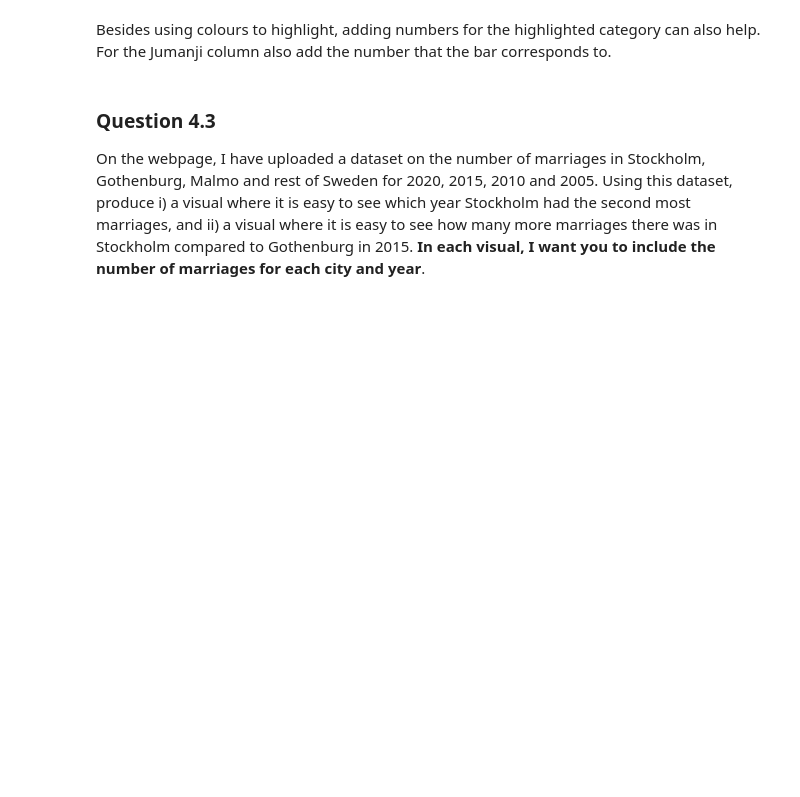
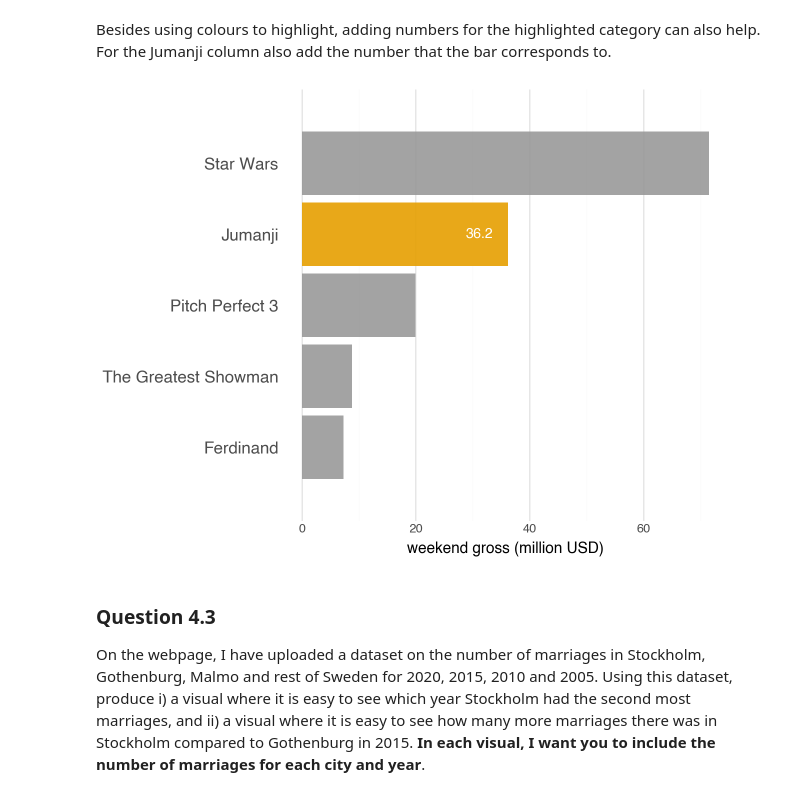
Before and after one commit to Salabud/MVE080-grp10, a Jupyter notebook: Homework1_2025.ipynb, the cells around one changed output. Saved outputs shown, nothing was run; the diff lists cells and outputs as text; code cells hidden in the pictures; blank space fills up the shorter version.

```diff
--- a/Homework1_2025.ipynb
+++ b/Homework1_2025.ipynb
@@ -419,3 +479,36 @@ Besides using colours to highlight, adding numbers for the highlighted category
+# %%
+# Insert code here
+df_sorted = df.sort_values("Rank", ascending=False).copy()
+df_sorted = df_sorted.assign(weekend_rounded=df_sorted["Weekend gross"].round(1))
+
+fig6_3_highlight_text = (
+    ggplot(df_sorted, aes(x="Title", y="Weekend gross", fill="Title == "Jumanji""))
+    + geom_col(width=0.9, alpha=0.9)
+    + geom_text(
+        aes(label="weekend_rounded"),
+        data=df_sorted[df_sorted["Title"] == "Jumanji"],
+        nudge_y=-5,
+        color="white",
+        size=10,
+        fontweight="bold"
+    )
+    + labs(
+        x="",
+        y="weekend gross (million USD)",
+    )
+    + scale_fill_manual(values=[cbPalette[7], cbPalette[0]], guide=None)
+    + scale_x_discrete(limits=df_sorted["Title"].tolist(), expand=(0.1,0.1))
+    + coord_flip()
+    + theme_minimal()
+    + theme(
+        axis_text_y=element_text(size=12, angle=0),
+        panel_grid_major_y=element_blank()
+    )
+)
+fig6_3_highlight_text
+# Remember to print the visual
+# %% [output]
+[figure, added]
 # %% [markdown]
 ### Question 4.3
 
```
Also changed, not shown: parts of 18 cells of this notebook.
